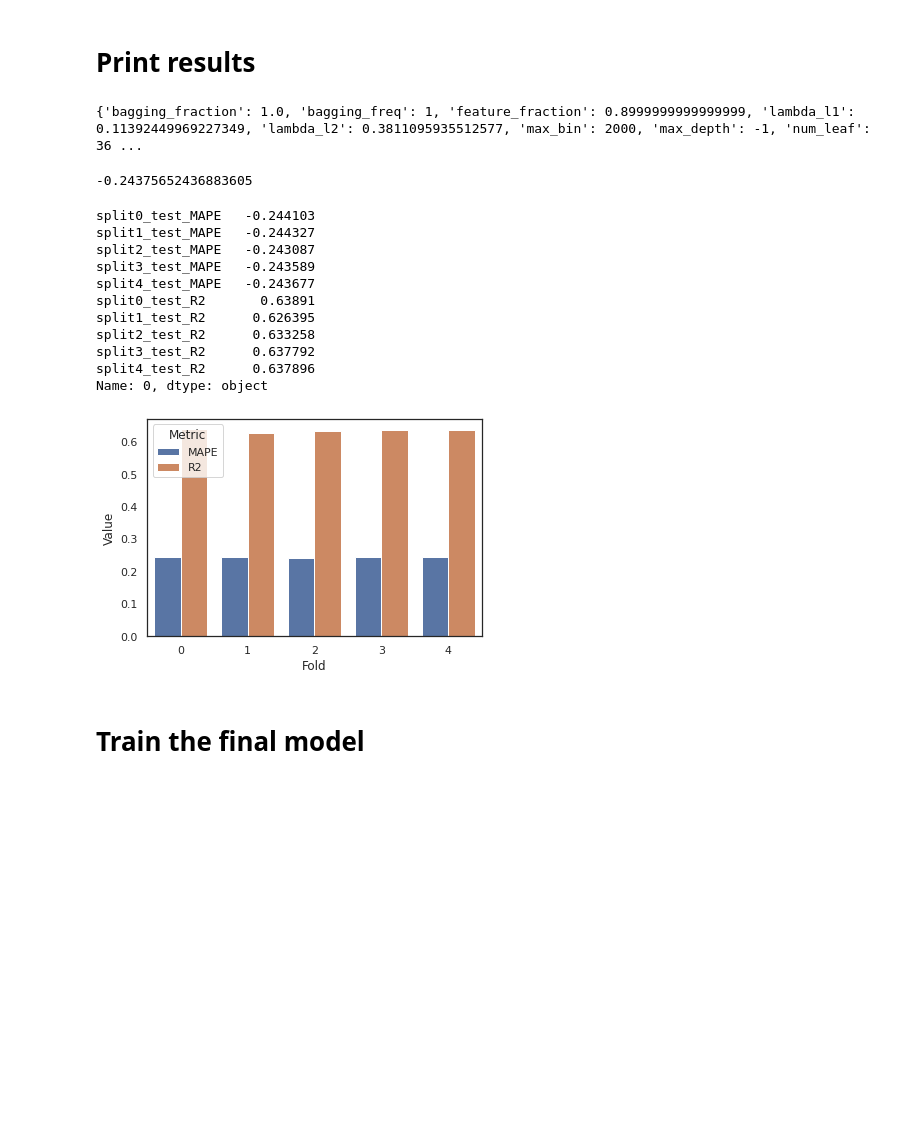
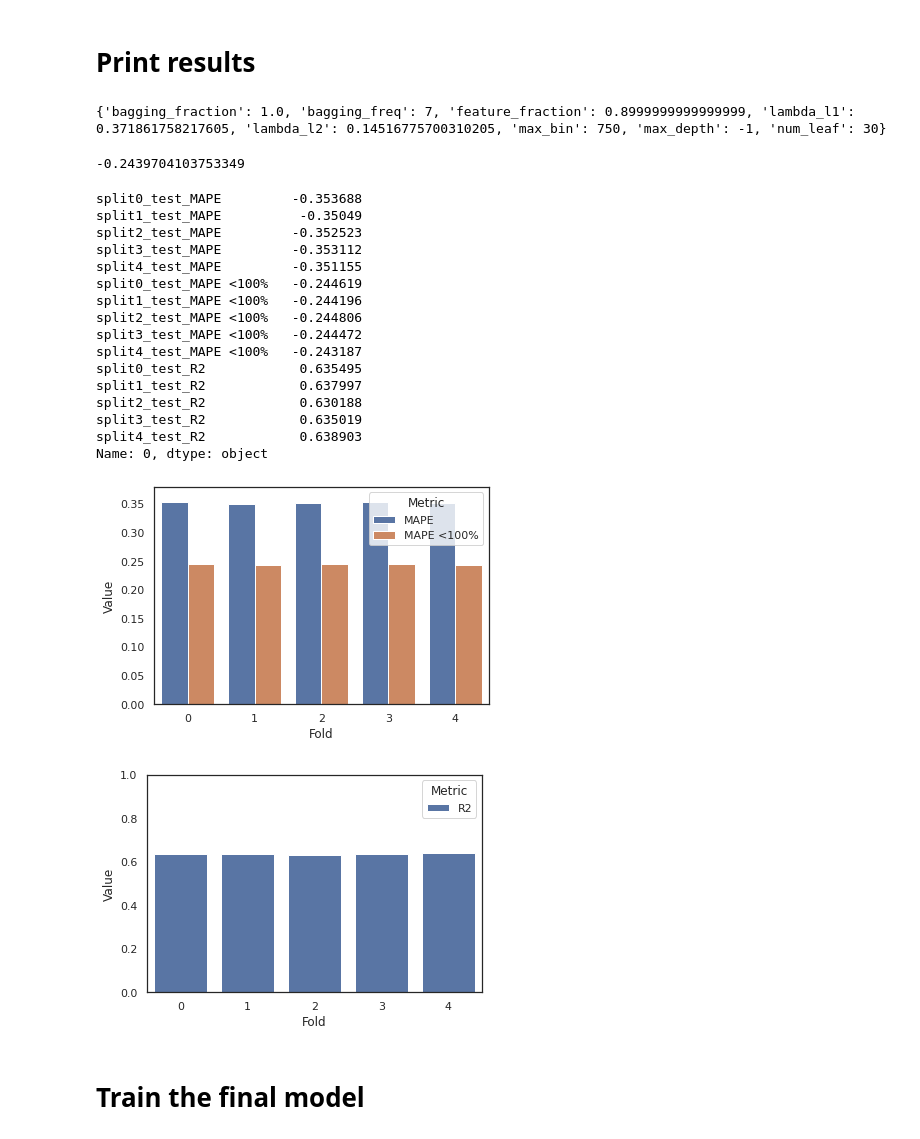
Before and after one commit to rboghe/cened, a Jupyter notebook: cened_2_0_ml.ipynb, the cells around one changed output. Drawn from its saved outputs; the diff is of its cells as text; code cells hidden in the pictures; blank space fills up the shorter version.

```diff
--- a/cened_2_0_ml.ipynb
+++ b/cened_2_0_ml.ipynb
@@ -247,7 +252,7 @@ lgbm = LGBMRegressor(n_estimators = 200, silent = True, verbose = 0, is_training
 n_iter_search = 100
 
 random_search = RandomizedSearchCV(lgbm, param_distributions=param_dist, n_iter=n_iter_search,
-                                   scoring={'MAPE' : modified_neg_mape_scorer, 'R2' : 'r2'} , cv = 5, n_jobs = 6, verbose = 2, refit = 'MAPE')
+                                   scoring={'MAPE' : neg_mape_scorer, 'MAPE <100%' : modified_neg_mape_scorer, 'R2' : 'r2'} , cv = 5, n_jobs = 6, verbose = 2, refit = 'MAPE <100%')
 
 random_search.fit(cened[mlcol], cened['EP_H_ND'], categorical_feature = cat_feats)
 # %% [output]
@@ -281,11 +286,11 @@ RandomizedSearchCV(cv=5, error_score=nan,
 # %%
 print(random_search.best_params_)
 # %% [output]
-{'bagging_fraction': 1.0, 'bagging_freq': 1, 'feature_fraction': 0.8999999999999999, 'lambda_l1': 0.11392449969227349, 'lambda_l2': 0.3811095935512577, 'max_bin': 2000, 'max_depth': -1, 'num_leaf': 36 ...
+{'bagging_fraction': 1.0, 'bagging_freq': 7, 'feature_fraction': 0.8999999999999999, 'lambda_l1': 0.371861758217605, 'lambda_l2': 0.14516775700310205, 'max_bin': 750, 'max_depth': -1, 'num_leaf': 30}
 # %%
 print(random_search.best_score_)
 # %% [output]
--0.24375652436883605
+-0.2439704103753349
 # %%
 # Create a results df
 cv_df = pd.DataFrame(random_search.cv_results_)
@@ -300,26 +305,37 @@ best_res = cv_df.loc[0]
 # Print results for each fold
 print(best_res[res_cols]) # around 23
 # %% [output]
-split0_test_MAPE   -0.244103
-split1_test_MAPE   -0.244327
-split2_test_MAPE   -0.243087
-split3_test_MAPE   -0.243589
-split4_test_MAPE   -0.243677
-split0_test_R2       0.63891
-split1_test_R2      0.626395
-split2_test_R2      0.633258
-split3_test_R2      0.637792
-split4_test_R2      0.637896
+split0_test_MAPE         -0.353688
+split1_test_MAPE          -0.35049
+split2_test_MAPE         -0.352523
+split3_test_MAPE         -0.353112
+split4_test_MAPE         -0.351155
+split0_test_MAPE <100%   -0.244619
+split1_test_MAPE <100%   -0.244196
+split2_test_MAPE <100%   -0.244806
+split3_test_MAPE <100%   -0.244472
+split4_test_MAPE <100%   -0.243187
+split0_test_R2            0.635495
+split1_test_R2            0.637997
+split2_test_R2            0.630188
+split3_test_R2            0.635019
+split4_test_R2            0.638903
 Name: 0, dtype: object
 # %%
 df = pd.DataFrame(best_res[res_cols])
 df = df.rename(columns = {0:'Value'})
 df['Fold'] = df.index.str[5:6]
 df['Metric'] = df.index.str[12:]
-df['Value'] = np.where(df['Metric'] == 'MAPE', df['Value'] * -1, df['Value'])
-ax = sns.barplot(x='Fold', y="Value", hue="Metric", data = df)
+df['Value'] = np.where(df['Metric'] == 'R2', df['Value'], df['Value'] * -1)
+ax = sns.barplot(x='Fold', y="Value", hue="Metric", data = df[df['Metric'] != 'R2'])
+ax.set(ylim = (0, 0.38))
+plt.show()
+ax = sns.barplot(x='Fold', y="Value", hue="Metric", data = df[df['Metric'] == 'R2'])
+ax.set(ylim = (0, 1))
+plt.show()
 # %% [output]
-[figure, old version]
+[figure, new version]
+[figure, added]
 # %% [markdown]
 # Train the final model
 # %%
```
Also changed, not shown: parts of 18 cells of this notebook.
